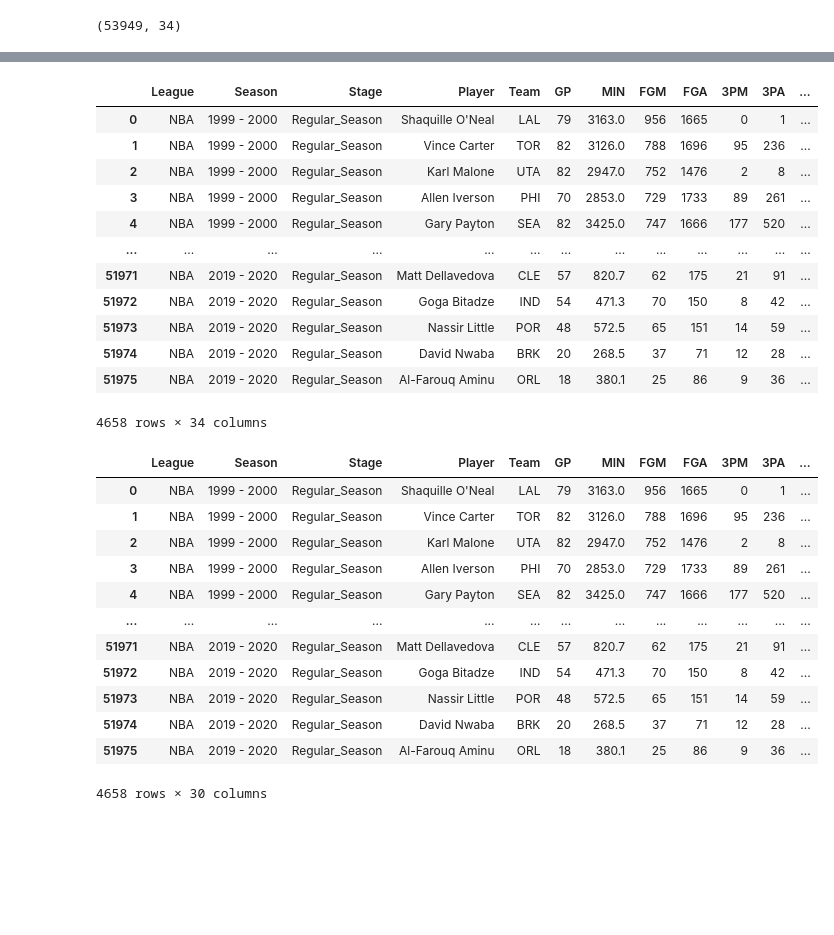
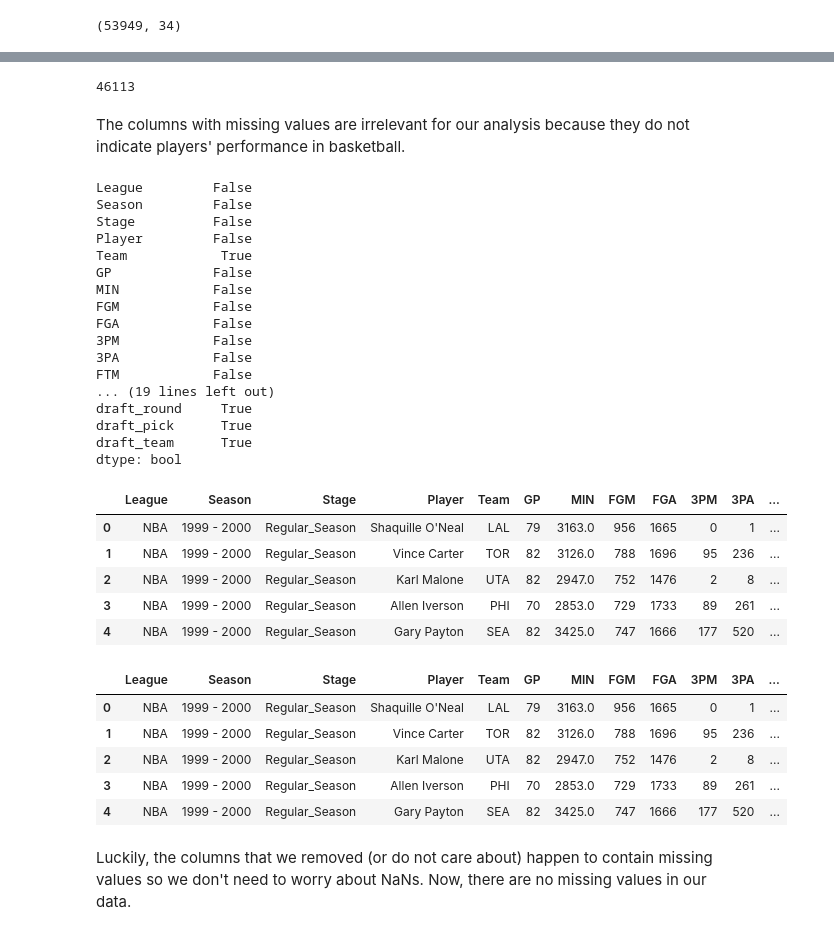
Before and after one commit to colbyhillers/NBA-Player-Nationality-Analysis, a Jupyter notebook: DataCheckpointGroup015-Fa21.ipynb, the cells around one changed output, grey strips where cells are left out. Drawn from its saved outputs; the diff is of its cells as text; code cells hidden in the pictures; blank space fills up the shorter version.

```diff
--- a/DataCheckpointGroup015-Fa21.ipynb
+++ b/DataCheckpointGroup015-Fa21.ipynb
@@ -65,35 +95,56 @@ null_rows
+# %%
+# check for the total of rows with at least one missing data
+df.isnull().any(axis=1).sum()
+# %% [output]
+46113
+# %% [markdown]
+The columns with missing values are irrelevant for our analysis because they do not indicate players' performance in basketball.
+# %%
+# check to see which columns have missing data
+df.isnull().any()
+# %% [output]
+League         False
+Season         False
+Stage          False
+Player         False
+Team            True
+GP             False
+MIN            False
+FGM            False
+FGA            False
+3PM            False
+3PA            False
+FTM            False
+... (19 lines left out)
+draft_round     True
+draft_pick      True
+draft_team      True
+dtype: bool
 # %%
+# filter the data based on regular season only
 df = df[(df.Stage == 'Regular_Season')]
-df
+
+df.head()
 # %% [output]
 |  | League | Season | Stage | Player | Team | GP | MIN | FGM | FGA | 3PM | 3PA | ... |
 | 0 | NBA | 1999 - 2000 | Regular_Season | Shaquille O'Neal | LAL | 79 | 3163.0 | 956 | 1665 | 0 | 1 | ... |
 | 1 | NBA | 1999 - 2000 | Regular_Season | Vince Carter | TOR | 82 | 3126.0 | 788 | 1696 | 95 | 236 | ... |
 | 2 | NBA | 1999 - 2000 | Regular_Season | Karl Malone | UTA | 82 | 2947.0 | 752 | 1476 | 2 | 8 | ... |
 | 3 | NBA | 1999 - 2000 | Regular_Season | Allen Iverson | PHI | 70 | 2853.0 | 729 | 1733 | 89 | 261 | ... |
 | 4 | NBA | 1999 - 2000 | Regular_Season | Gary Payton | SEA | 82 | 3425.0 | 747 | 1666 | 177 | 520 | ... |
-| ... | ... | ... | ... | ... | ... | ... | ... | ... | ... | ... | ... | ... |
-| 51971 | NBA | 2019 - 2020 | Regular_Season | Matt Dellavedova | CLE | 57 | 820.7 | 62 | 175 | 21 | 91 | ... |
-| 51972 | NBA | 2019 - 2020 | Regular_Season | Goga Bitadze | IND | 54 | 471.3 | 70 | 150 | 8 | 42 | ... |
-| 51973 | NBA | 2019 - 2020 | Regular_Season | Nassir Little | POR | 48 | 572.5 | 65 | 151 | 14 | 59 | ... |
-| 51974 | NBA | 2019 - 2020 | Regular_Season | David Nwaba | BRK | 20 | 268.5 | 37 | 71 | 12 | 28 | ... |
-| 51975 | NBA | 2019 - 2020 | Regular_Season | Al-Farouq Aminu | ORL | 18 | 380.1 | 25 | 86 | 9 | 36 | ... |
-4658 rows × 34 columns
-# %%
-df = df.iloc[:, :30]
-df
-# %% [output]
-|  | League | Season | Stage | Player | Team | GP | MIN | FGM | FGA | 3PM | 3PA | ... |
-| 0 | NBA | 1999 - 2000 | Regular_Season | Shaquille O'Neal | LAL | 79 | 3163.0 | 956 | 1665 | 0 | 1 | ... |
-| 1 | NBA | 1999 - 2000 | Regular_Season | Vince Carter | TOR | 82 | 3126.0 | 788 | 1696 | 95 | 236 | ... |
-| 2 | NBA | 1999 - 2000 | Regular_Season | Karl Malone | UTA | 82 | 2947.0 | 752 | 1476 | 2 | 8 | ... |
-| 3 | NBA | 1999 - 2000 | Regular_Season | Allen Iverson | PHI | 70 | 2853.0 | 729 | 1733 | 89 | 261 | ... |
-| 4 | NBA | 1999 - 2000 | Regular_Season | Gary Payton | SEA | 82 | 3425.0 | 747 | 1666 | 177 | 520 | ... |
-| ... | ... | ... | ... | ... | ... | ... | ... | ... | ... | ... | ... | ... |
-| 51971 | NBA | 2019 - 2020 | Regular_Season | Matt Dellavedova | CLE | 57 | 820.7 | 62 | 175 | 21 | 91 | ... |
-| 51972 | NBA | 2019 - 2020 | Regular_Season | Goga Bitadze | IND | 54 | 471.3 | 70 | 150 | 8 | 42 | ... |
-| 51973 | NBA | 2019 - 2020 | Regular_Season | Nassir Little | POR | 48 | 572.5 | 65 | 151 | 14 | 59 | ... |
-| 51974 | NBA | 2019 - 2020 | Regular_Season | David Nwaba | BRK | 20 | 268.5 | 37 | 71 | 12 | 28 | ... |
-| 51975 | NBA | 2019 - 2020 | Regular_Season | Al-Farouq Aminu | ORL | 18 | 380.1 | 25 | 86 | 9 | 36 | ... |
-4658 rows × 30 columns
+# %%
+# slicing to display all rows and remove the last four columns (high_school, draft_round, draft_pick, and, draft_team)
+# we do not need these four columns for analysis
+df = df.iloc[:, :30]
+
+df.head()
+# %% [output]
+|  | League | Season | Stage | Player | Team | GP | MIN | FGM | FGA | 3PM | 3PA | ... |
+| 0 | NBA | 1999 - 2000 | Regular_Season | Shaquille O'Neal | LAL | 79 | 3163.0 | 956 | 1665 | 0 | 1 | ... |
+| 1 | NBA | 1999 - 2000 | Regular_Season | Vince Carter | TOR | 82 | 3126.0 | 788 | 1696 | 95 | 236 | ... |
+| 2 | NBA | 1999 - 2000 | Regular_Season | Karl Malone | UTA | 82 | 2947.0 | 752 | 1476 | 2 | 8 | ... |
+| 3 | NBA | 1999 - 2000 | Regular_Season | Allen Iverson | PHI | 70 | 2853.0 | 729 | 1733 | 89 | 261 | ... |
+| 4 | NBA | 1999 - 2000 | Regular_Season | Gary Payton | SEA | 82 | 3425.0 | 747 | 1666 | 177 | 520 | ... |
+# %% [markdown]
+Luckily, the columns that we removed (or do not care about) happen to contain missing values so we don't need to worry about NaNs. Now, there are no missing values in our data.
 # %%
```
Also changed, not shown: parts of 15 cells of this notebook.
